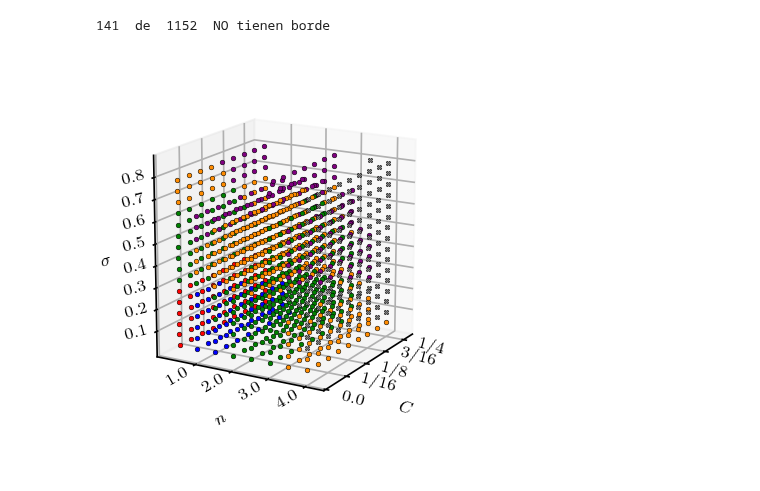
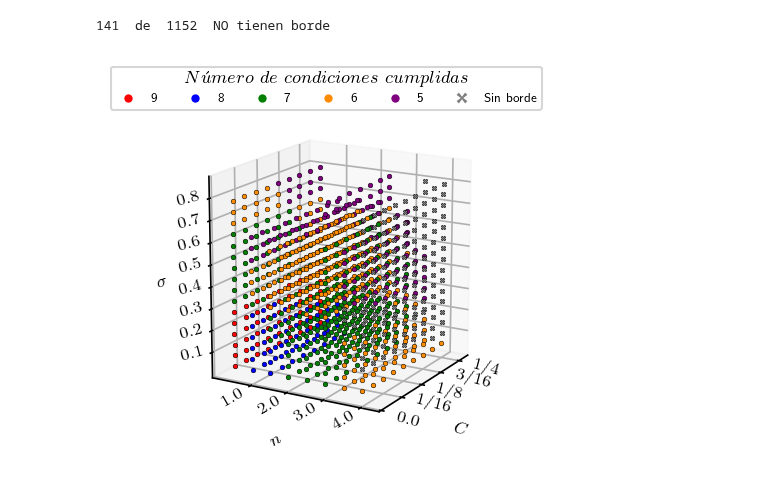
Before and after one commit to danielfsu/TrabajoDeInvestigacion, a Jupyter notebook: Polítropa_II_(Densidad_de_Energía)/Polítropa II - Espacio de Parámetros.ipynb, the cells around one changed output. Saved outputs shown, nothing was run; the diff lists cells and outputs as text; code cells hidden in the pictures.

```diff
--- a/Polítropa_II_(Densidad_de_Energía)/Polítropa II - Espacio de Parámetros.ipynb
+++ b/Polítropa_II_(Densidad_de_Energía)/Polítropa II - Espacio de Parámetros.ipynb
@@ -172,15 +172,16 @@ for i in range(len(Lista_C)):
             soluciones = solve_ivp(funciones,xi_span,y0,method='RK45',events=stop_condition,
                                    args=(sigma,n,h))
 
-            if soluciones.status == 0:
-                ListaModelos[i][j][k] = 10
+            if soluciones.status != 0:
+                xi = soluciones.t
+                Psi = soluciones.y[0]
+                Eta = soluciones.y[1]
+            else:
+                ListaModelos[i][j][k] = ('gray','X',5),C,n,sigma
                 print('Modelo sin borde. Parámetros: ',f'C = {C}, n = {n}, \u03c3 = {sigma}')
                 contador = contador + 1
                 continue
-            else:
-                xi = soluciones.t
-                Psi = soluciones.y[0]
-                Eta = soluciones.y[1]
+
 
             # Derivada de Psi
             Psi1 = -h*(Eta + sigma*xi**(3)*Psi**(n+1))*(1 + sigma*Psi)/xi/(xi - 2*(n+1)*sigma*Eta)
@@ -568,7 +569,12 @@ for i in range(len(Lista_C)):
             else:
                 pass
 
-            ListaModelos[i][j][k] = len(ListaModelos[i][j][k])
+            ListaModelos[i][j][k] = (('red','o',5) if len(ListaModelos[i][j][k]) == 0
+                                     else ('blue','o',5) if len(ListaModelos[i][j][k]) == 1
+                                     else ('green','o',5) if len(ListaModelos[i][j][k]) == 2
+                                     else ('darkorange','o',5) if len(ListaModelos[i][j][k]) == 3
+                                     else ('purple','o',5) if len(ListaModelos[i][j][k]) == 4
+                                     else ('white','o',0)),C,n,sigma
 # %% [output]
 Modelo sin borde. Parámetros:  C = 0, n = 3.5, σ = 0.35
 Modelo sin borde. Parámetros:  C = 0, n = 3.5, σ = 0.4
@@ -591,16 +597,13 @@ Wall time: 14.7 s
 print(contador, ' de ', Numero_de_modelos, ' NO tienen borde')
 # %% [output]
 141  de  1152  NO tienen borde
-# %%
-# Número de condiciones NO cumplidas para cada modelo
-dic = {0:('red','o',5),1:('blue','o',5),2:('green','o',5),3:('darkorange','o',5),4:('purple','o',5),10:('gray','X',5)}
-ListaModelos = [[[dic.get(val,('white','o',0)) for val in sublist2] for sublist2 in sublist1] for sublist1 in ListaModelos]
 # %%
 legend_elements = [Line2D([0],[0],marker='o',color='w',label='9',markerfacecolor='red',markersize=5),
                    Line2D([0],[0],marker='o',color='w',label='8',markerfacecolor='blue',markersize=5),
                    Line2D([0],[0],marker='o',color='w',label='7',markerfacecolor='green',markersize=5),
                    Line2D([0],[0],marker='o',color='w',label='6',markerfacecolor='darkorange',markersize=5),
-                   Line2D([0],[0],marker='o',color='w',label='5',markerfacecolor='purple',markersize=5)]
+                   Line2D([0],[0],marker='o',color='w',label='5',markerfacecolor='purple',markersize=5),
+                   Line2D([0],[0],marker='X',color='w',label='Sin\ borde',markerfacecolor='gray',markersize=6.5)]
 # %%
 fig = plt.figure(figsize=(6,9),dpi=150)
 
@@ -612,38 +615,38 @@ for i in range(len(Lista_C)):
 
         for k in range(len(Lista_sigma)):
 
-            ax1.scatter(Lista_C[i],Lista_n[j],Lista_sigma[k],c=ListaModelos[i][j][k][0],marker=ListaModelos[i][j][k][1],
-                        s=ListaModelos[i][j][k][2],edgecolors='k',linewidths=0.25)
+            ax1.scatter(Lista_C[i],Lista_n[j],Lista_sigma[k],c=ListaModelos[i][j][k][0][0],marker=ListaModelos[i][j][k][0][1],
+                        s=ListaModelos[i][j][k][0][2],edgecolors='k',linewidths=0.25)
 
 ax1.xaxis.set_rotate_label(False)
 ax1.yaxis.set_rotate_label(False)
 ax1.zaxis.set_rotate_label(False)
 ax1.set_xlabel(r'$C$',fontsize=8,labelpad=-3.0,rotation=-15)
 ax1.set_ylabel(r'$n$',fontsize=8,labelpad=-5.5,rotation=30)
 ax1.set_zlabel(r'$\sigma$',fontsize=8,labelpad=-5,rotation=15)
 ax1.set_xticks([0,1/16,1/8,3/16,1/4])
 ax1.set_yticks([1.0,2.0,3.0,4.0])
 ax1.set_zticks([0.1,0.2,0.3,0.4,0.5,0.6,0.7,0.8])
 ax1.grid(b=True,)
 ax1.set_xbound(0.0,1.1*max(Lista_C))
 ax1.set_ybound(0.0,1.1*max(Lista_n))
 ax1.set_zbound(0.0,1.1*max(Lista_sigma))
 ax1.tick_params(axis='x',pad=-1,labelsize=8,labelrotation=-15)
 ax1.tick_params(axis='y',pad=-4,labelsize=8,labelrotation=30)
 ax1.tick_params(axis='z',pad=3,labelsize=8,labelrotation=15)
 ax1.set_xticklabels([r'$0.0$',r'$1/16$',r'$1/8$',r'$3/16$',r'$1/4$'],ha='left',va='bottom')
 ax1.set_yticklabels([r'$1.0$',r'$2.0$',r'$3.0$',r'$4.0$'],ha='right',va='baseline')
 ax1.set_zticklabels([r'$0.1$',r'$0.2$',r'$0.3$',r'$0.4$',r'$0.5$',r'$0.6$',r'$0.7$',r'$0.8$'],ha='left',va='baseline')
 ax1.view_init(elev=-165, azim=150)
 ax1.invert_xaxis()
 ax1.invert_yaxis()
 ax1.invert_zaxis()
 
-# Legend = ax1.legend(handles=legend_elements,title=r'$N\acute{u}mero\ de\ condiciones\ cumplidas$',
-#                      ncol=5,loc=(0.03,0.95),fontsize=6)
-# plt.setp(Legend.get_title(),fontsize='small')
+Legend = ax1.legend(handles=legend_elements,title=r'$N\acute{u}mero\ de\ condiciones\ cumplidas$',
+                     ncol=6,loc=(-0.175,0.95),fontsize=6)
+plt.setp(Legend.get_title(),fontsize='small')
 
 fig.subplots_adjust(wspace=0.075,hspace=-0.1)
 plt.show()
 # %% [output]
-[figure, old version]
+[figure, new version]
```
Also changed, not shown: parts of 1 cell of this notebook.
